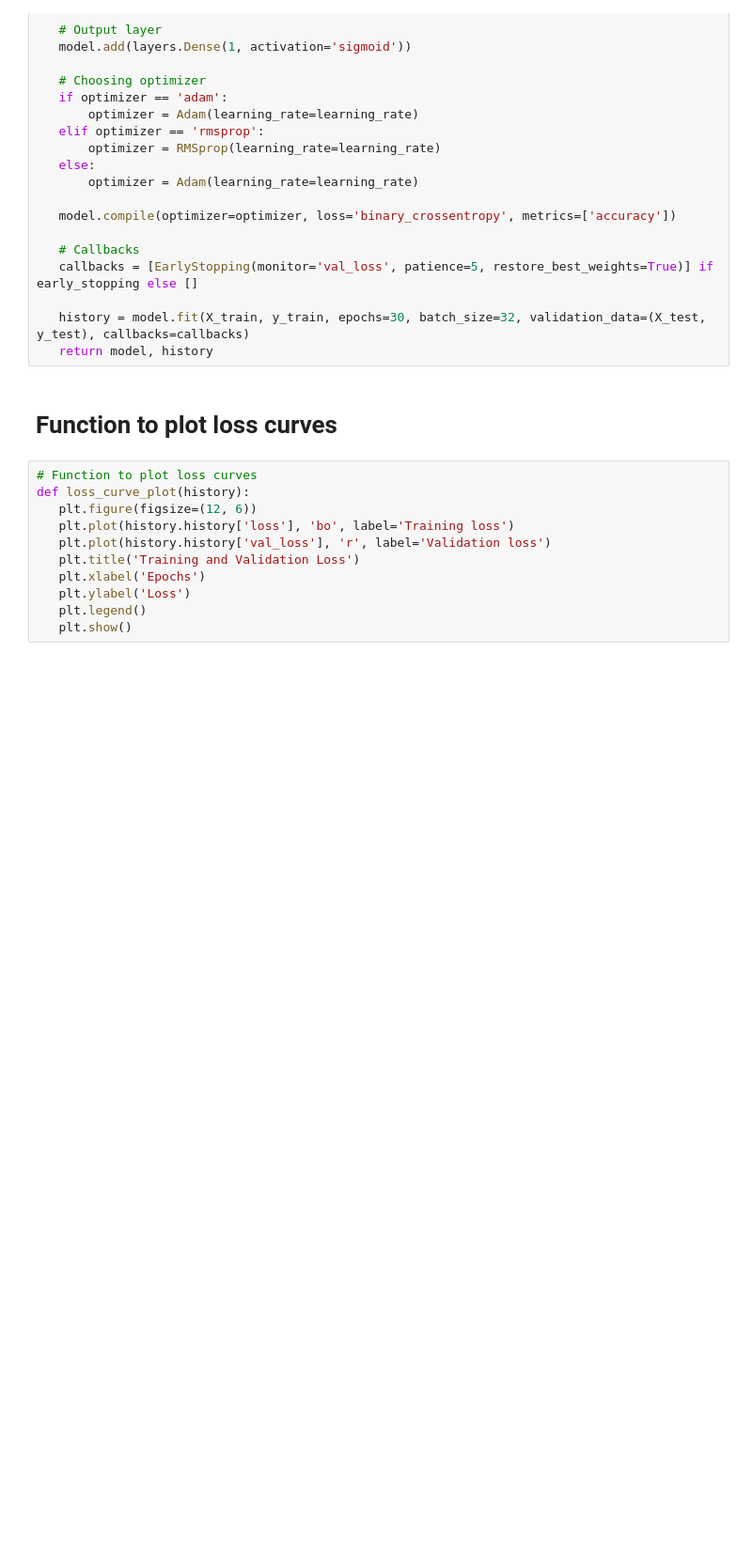
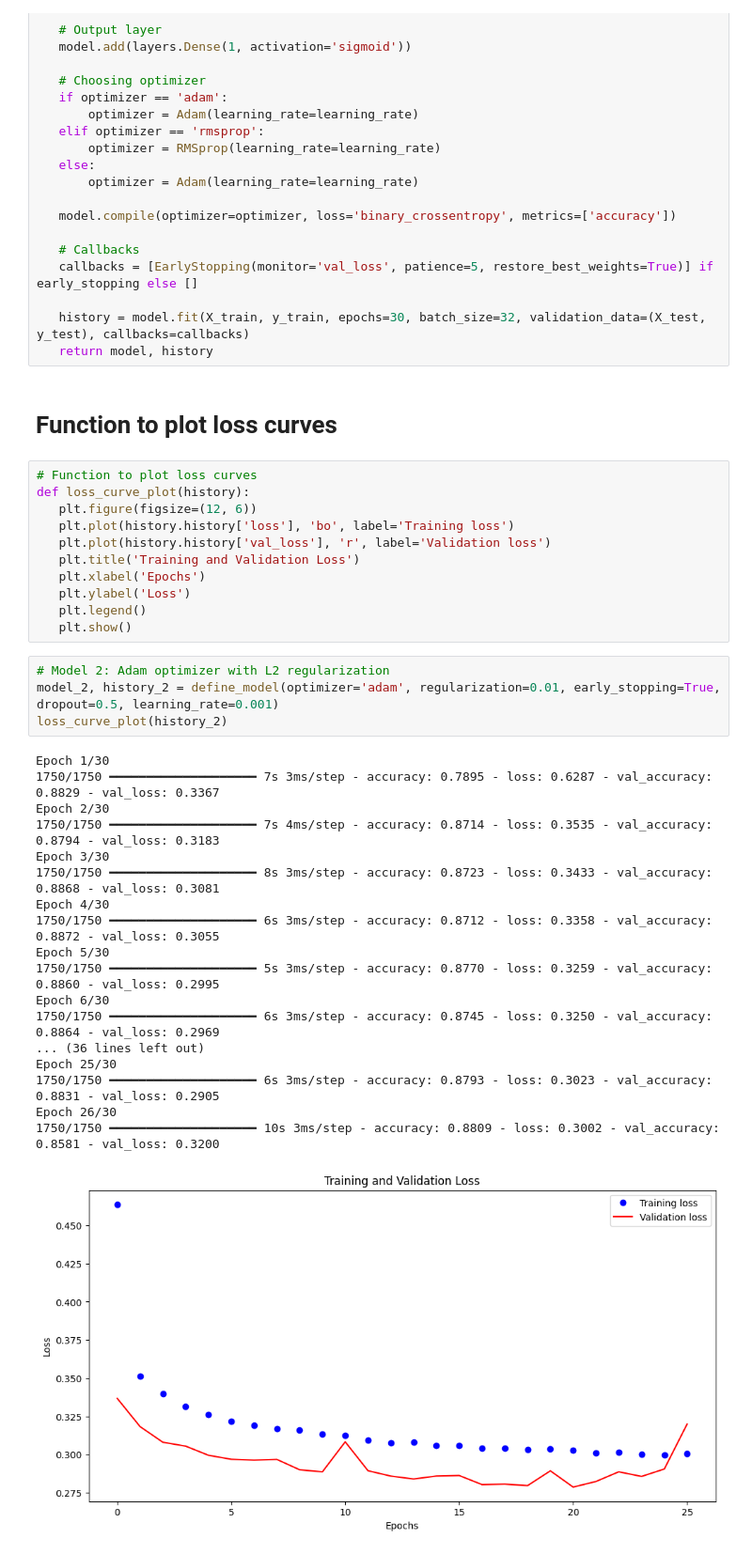
Before and after one commit to Samenergy/Formative-1-Databases, a Jupyter notebook: Notebook.ipynb, the cells around one changed output. Shown at 94% size. Cells and saved outputs as stored; diff of their text form; blank space fills up the shorter version.

Commit message:
applying different models

```diff
--- a/Notebook.ipynb
+++ b/Notebook.ipynb
@@ -96,3 +96,26 @@ def loss_curve_plot(history):
    plt.ylabel('Loss')
    plt.legend()
    plt.show()
+# %%
+# Model 2: Adam optimizer with L2 regularization
+model_2, history_2 = define_model(optimizer='adam', regularization=0.01, early_stopping=True, dropout=0.5, learning_rate=0.001)
+loss_curve_plot(history_2)
+# %% [output]
+Epoch 1/30
+1750/1750 ━━━━━━━━━━━━━━━━━━━━ 7s 3ms/step - accuracy: 0.7895 - loss: 0.6287 - val_accuracy: 0.8829 - val_loss: 0.3367
+Epoch 2/30
+1750/1750 ━━━━━━━━━━━━━━━━━━━━ 7s 4ms/step - accuracy: 0.8714 - loss: 0.3535 - val_accuracy: 0.8794 - val_loss: 0.3183
+Epoch 3/30
+1750/1750 ━━━━━━━━━━━━━━━━━━━━ 8s 3ms/step - accuracy: 0.8723 - loss: 0.3433 - val_accuracy: 0.8868 - val_loss: 0.3081
+Epoch 4/30
+1750/1750 ━━━━━━━━━━━━━━━━━━━━ 6s 3ms/step - accuracy: 0.8712 - loss: 0.3358 - val_accuracy: 0.8872 - val_loss: 0.3055
+Epoch 5/30
+1750/1750 ━━━━━━━━━━━━━━━━━━━━ 5s 3ms/step - accuracy: 0.8770 - loss: 0.3259 - val_accuracy: 0.8860 - val_loss: 0.2995
+Epoch 6/30
+1750/1750 ━━━━━━━━━━━━━━━━━━━━ 6s 3ms/step - accuracy: 0.8745 - loss: 0.3250 - val_accuracy: 0.8864 - val_loss: 0.2969
+... (36 lines left out)
+Epoch 25/30
+1750/1750 ━━━━━━━━━━━━━━━━━━━━ 6s 3ms/step - accuracy: 0.8793 - loss: 0.3023 - val_accuracy: 0.8831 - val_loss: 0.2905
+Epoch 26/30
+1750/1750 ━━━━━━━━━━━━━━━━━━━━ 10s 3ms/step - accuracy: 0.8809 - loss: 0.3002 - val_accuracy: 0.8581 - val_loss: 0.3200
+[figure, added]
```
Also changed, not shown: parts of 2 cells of this notebook.
